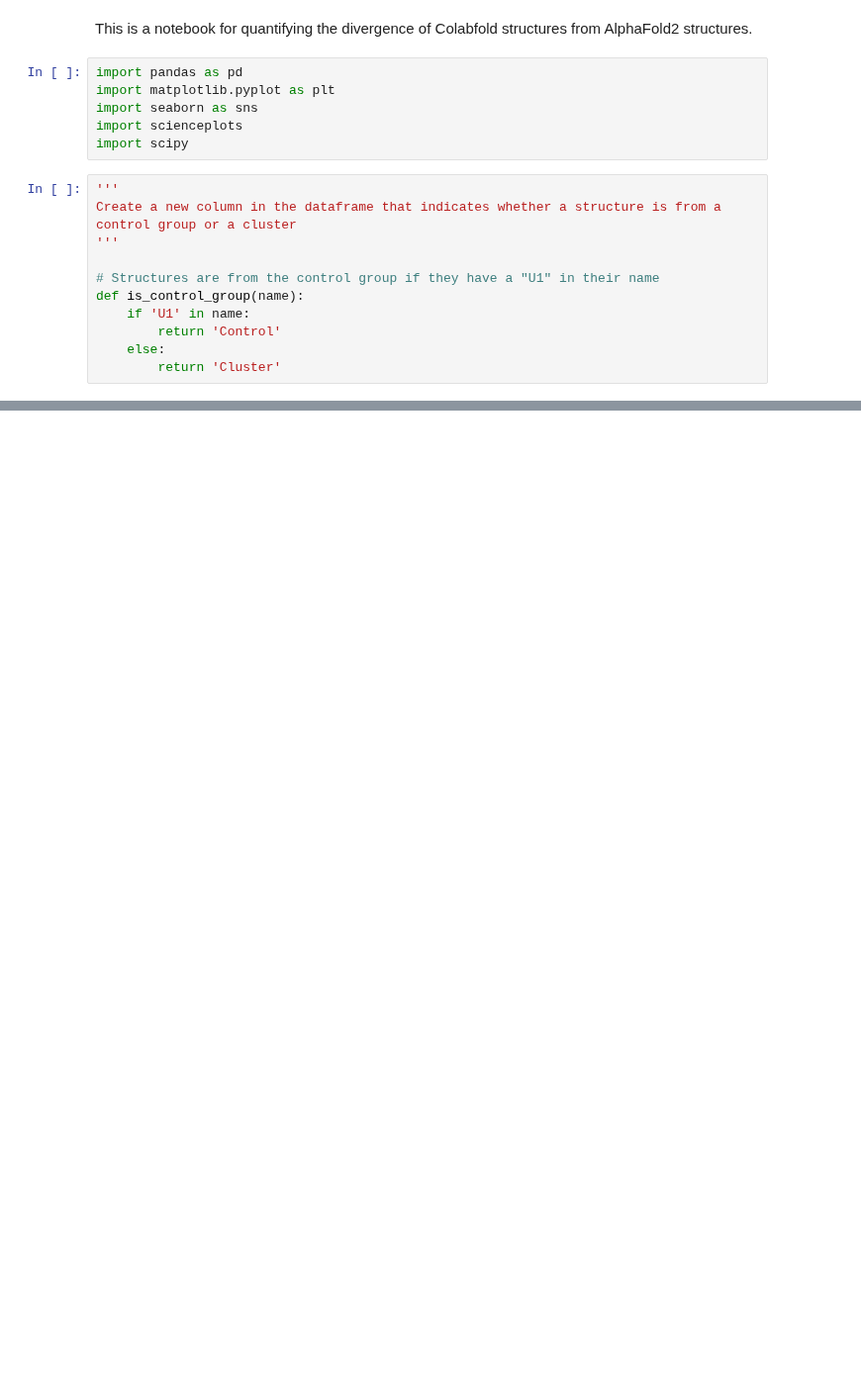
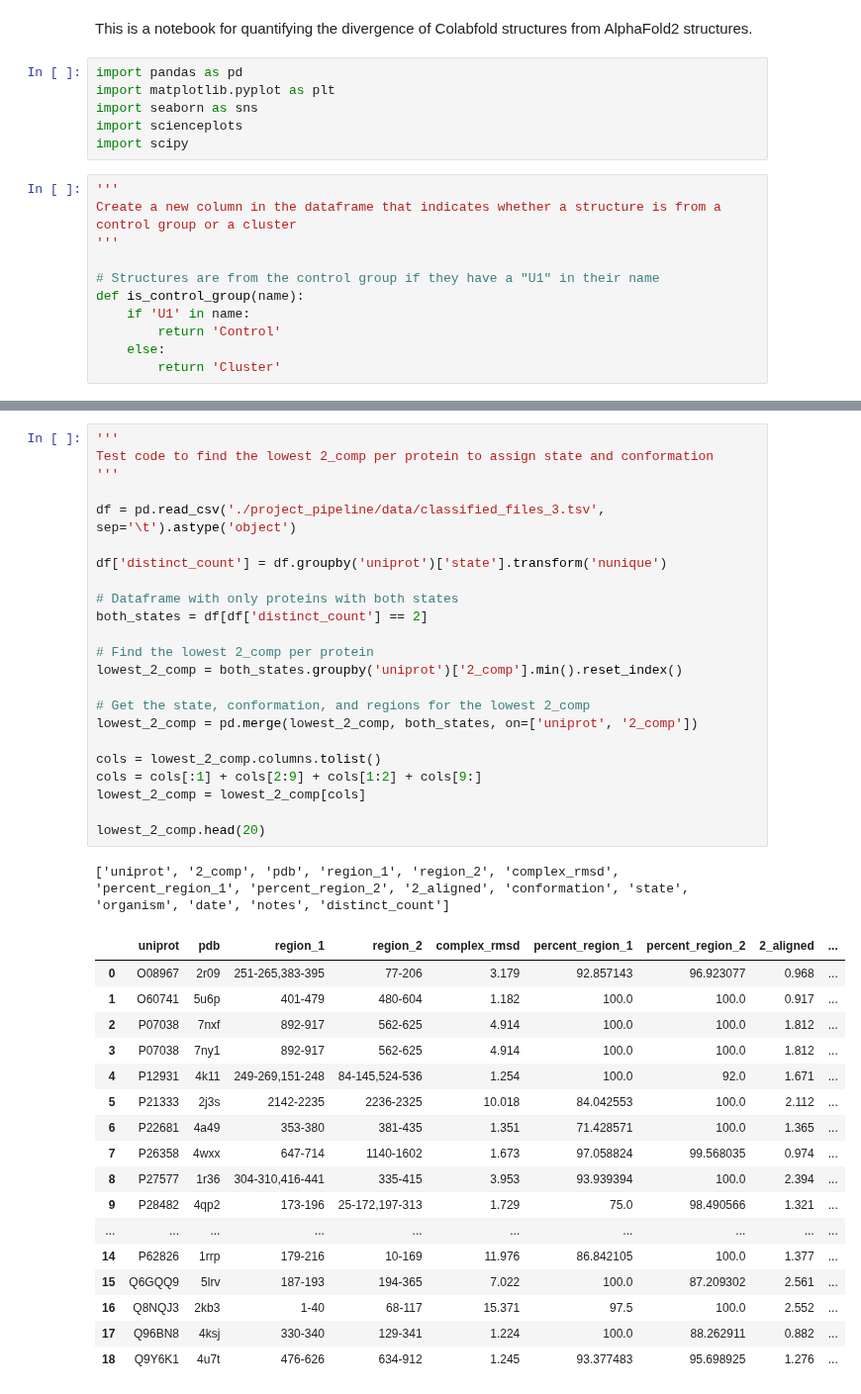
Before and after one commit to jpigles/alphafold-rmsd, a Jupyter notebook: af_compared.ipynb, the cells around one changed output, grey strips where cells are left out. Shown at 99% size. Drawn from its saved outputs; the diff is of its cells as text; blank space fills up the shorter version.

```diff
--- a/af_compared.ipynb
+++ b/af_compared.ipynb
@@ -130,0 +179,42 @@ The distribution of deltaMIFD is different between the control group and the clu
+# %%
+'''
+Test code to find the lowest 2_comp per protein to assign state and conformation
+'''
+
+df = pd.read_csv('./project_pipeline/data/classified_files_3.tsv', sep='\t').astype('object')
+
+df['distinct_count'] = df.groupby('uniprot')['state'].transform('nunique')
+
+# Dataframe with only proteins with both states
+both_states = df[df['distinct_count'] == 2]
+
+# Find the lowest 2_comp per protein
+lowest_2_comp = both_states.groupby('uniprot')['2_comp'].min().reset_index()
+
+# Get the state, conformation, and regions for the lowest 2_comp
+lowest_2_comp = pd.merge(lowest_2_comp, both_states, on=['uniprot', '2_comp'])
+
+cols = lowest_2_comp.columns.tolist()
+cols = cols[:1] + cols[2:9] + cols[1:2] + cols[9:]
+lowest_2_comp = lowest_2_comp[cols]
+
+lowest_2_comp.head(20)
+# %% [output]
+['uniprot', '2_comp', 'pdb', 'region_1', 'region_2', 'complex_rmsd', 'percent_region_1', 'percent_region_2', '2_aligned', 'conformation', 'state', 'organism', 'date', 'notes', 'distinct_count']
+|  | uniprot | pdb | region_1 | region_2 | complex_rmsd | percent_region_1 | percent_region_2 | 2_aligned | ... |
+| 0 | O08967 | 2r09 | 251-265,383-395 | 77-206 | 3.179 | 92.857143 | 96.923077 | 0.968 | ... |
+| 1 | O60741 | 5u6p | 401-479 | 480-604 | 1.182 | 100.0 | 100.0 | 0.917 | ... |
+| 2 | P07038 | 7nxf | 892-917 | 562-625 | 4.914 | 100.0 | 100.0 | 1.812 | ... |
+| 3 | P07038 | 7ny1 | 892-917 | 562-625 | 4.914 | 100.0 | 100.0 | 1.812 | ... |
+| 4 | P12931 | 4k11 | 249-269,151-248 | 84-145,524-536 | 1.254 | 100.0 | 92.0 | 1.671 | ... |
+| 5 | P21333 | 2j3s | 2142-2235 | 2236-2325 | 10.018 | 84.042553 | 100.0 | 2.112 | ... |
+| 6 | P22681 | 4a49 | 353-380 | 381-435 | 1.351 | 71.428571 | 100.0 | 1.365 | ... |
+| 7 | P26358 | 4wxx | 647-714 | 1140-1602 | 1.673 | 97.058824 | 99.568035 | 0.974 | ... |
+| 8 | P27577 | 1r36 | 304-310,416-441 | 335-415 | 3.953 | 93.939394 | 100.0 | 2.394 | ... |
+| 9 | P28482 | 4qp2 | 173-196 | 25-172,197-313 | 1.729 | 75.0 | 98.490566 | 1.321 | ... |
+| ... | ... | ... | ... | ... | ... | ... | ... | ... | ... |
+| 14 | P62826 | 1rrp | 179-216 | 10-169 | 11.976 | 86.842105 | 100.0 | 1.377 | ... |
+| 15 | Q6GQQ9 | 5lrv | 187-193 | 194-365 | 7.022 | 100.0 | 87.209302 | 2.561 | ... |
+| 16 | Q8NQJ3 | 2kb3 | 1-40 | 68-117 | 15.371 | 97.5 | 100.0 | 2.552 | ... |
+| 17 | Q96BN8 | 4ksj | 330-340 | 129-341 | 1.224 | 100.0 | 88.262911 | 0.882 | ... |
+| 18 | Q9Y6K1 | 4u7t | 476-626 | 634-912 | 1.245 | 93.377483 | 95.698925 | 1.276 | ... |
```
Also changed, not shown: parts of 4 cells of this notebook, 1 other file.
